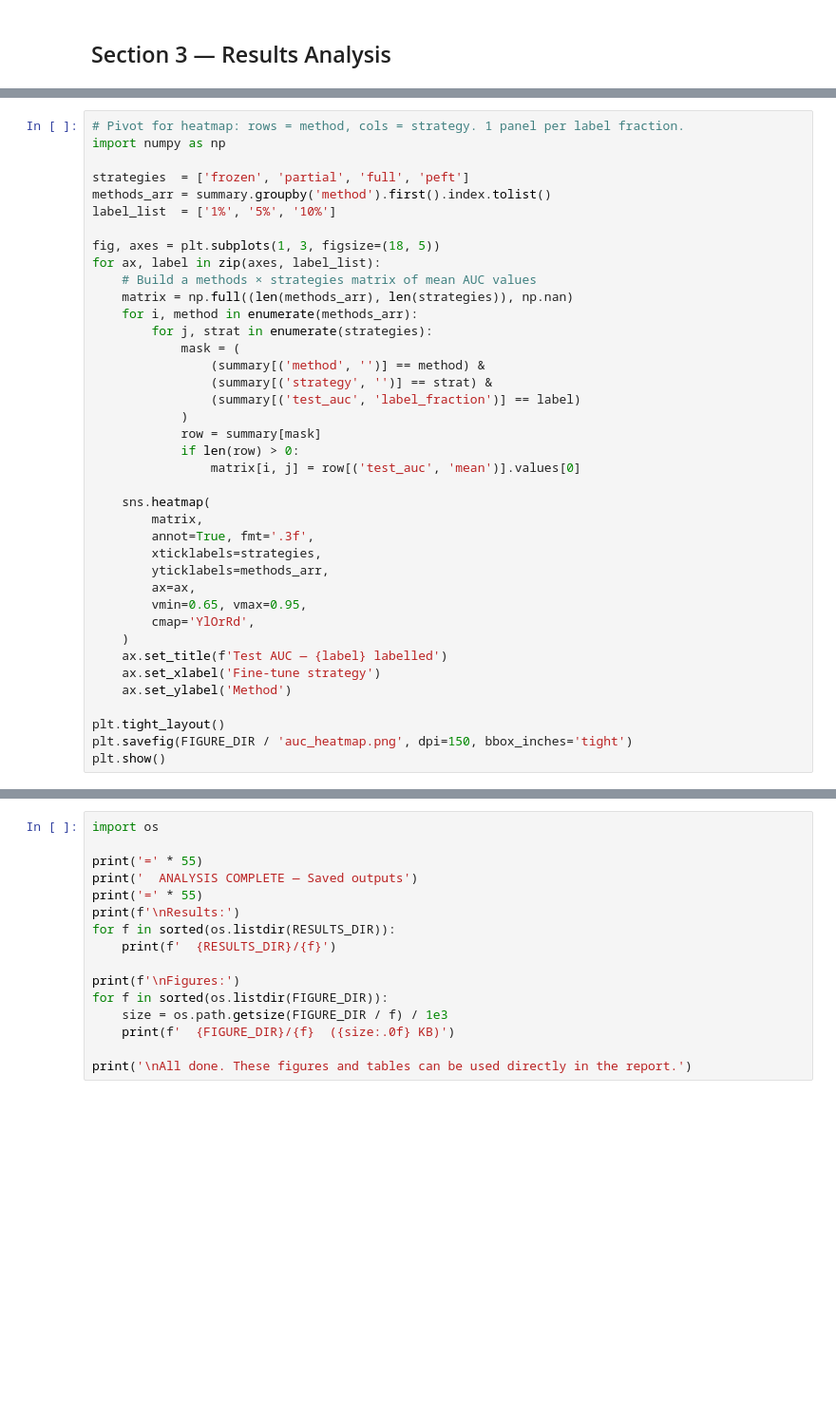
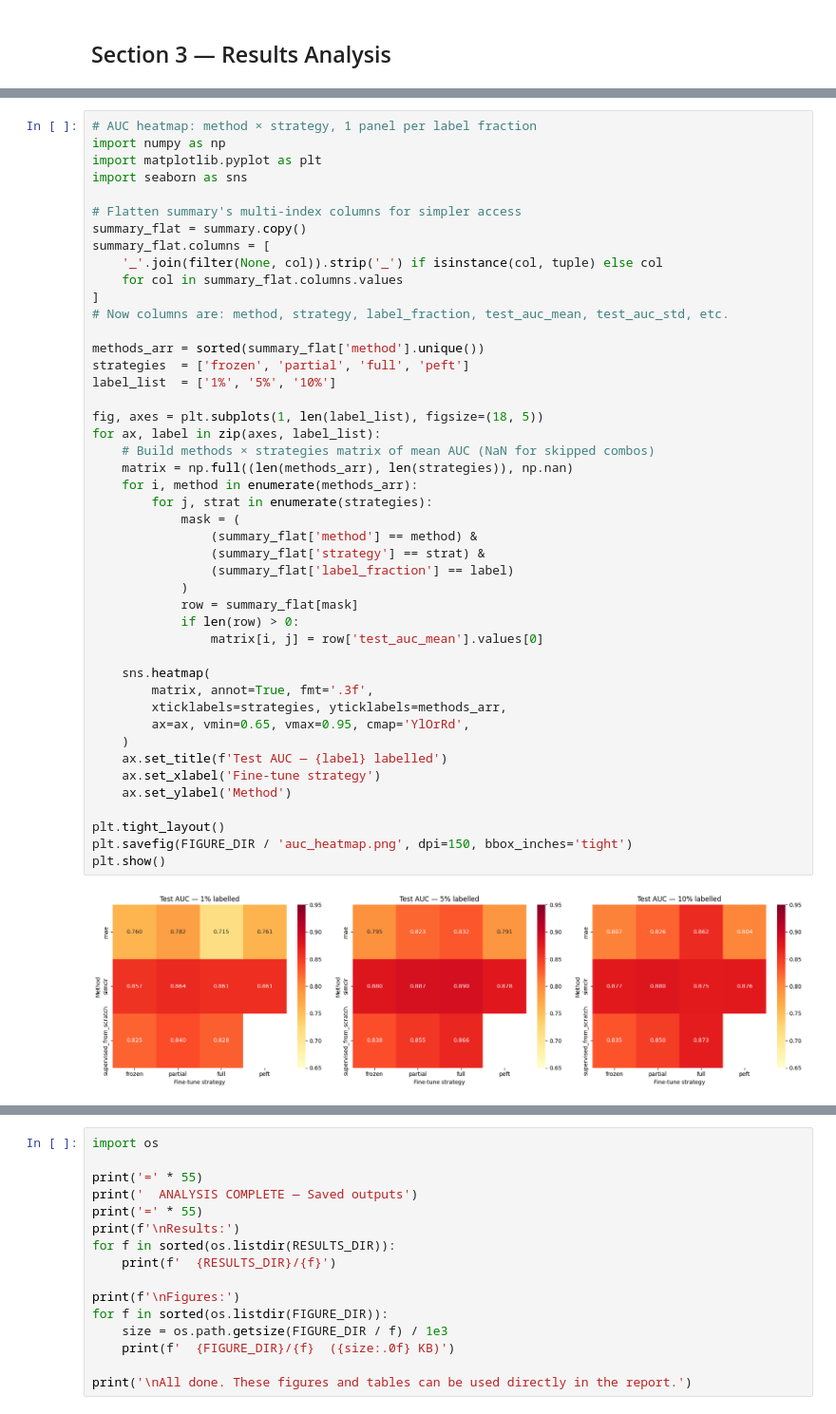
Before and after one commit to Friedrich-233/ST456_GroupProject, a Jupyter notebook: main.ipynb, the cells around one changed output, grey strips where cells are left out. Shown at 95% size. Saved outputs shown, nothing was run; the diff lists cells and outputs as text; blank space fills up the shorter version.

```diff
--- a/main.ipynb
+++ b/main.ipynb
@@ -291,42 +430,50 @@ display(report_table)
 # %%
-# Pivot for heatmap: rows = method, cols = strategy. 1 panel per label fraction.
+# AUC heatmap: method × strategy, 1 panel per label fraction
 import numpy as np
+import matplotlib.pyplot as plt
+import seaborn as sns
 
+# Flatten summary's multi-index columns for simpler access
+summary_flat = summary.copy()
+summary_flat.columns = [
+    '_'.join(filter(None, col)).strip('_') if isinstance(col, tuple) else col
+    for col in summary_flat.columns.values
+]
+# Now columns are: method, strategy, label_fraction, test_auc_mean, test_auc_std, etc.
+
+methods_arr = sorted(summary_flat['method'].unique())
 strategies  = ['frozen', 'partial', 'full', 'peft']
-methods_arr = summary.groupby('method').first().index.tolist()
 label_list  = ['1%', '5%', '10%']
 
-fig, axes = plt.subplots(1, 3, figsize=(18, 5))
+fig, axes = plt.subplots(1, len(label_list), figsize=(18, 5))
 for ax, label in zip(axes, label_list):
-    # Build a methods × strategies matrix of mean AUC values
+    # Build methods × strategies matrix of mean AUC (NaN for skipped combos)
     matrix = np.full((len(methods_arr), len(strategies)), np.nan)
     for i, method in enumerate(methods_arr):
         for j, strat in enumerate(strategies):
             mask = (
-                (summary[('method', '')] == method) &
-                (summary[('strategy', '')] == strat) &
-                (summary[('test_auc', 'label_fraction')] == label)
+                (summary_flat['method'] == method) &
+                (summary_flat['strategy'] == strat) &
+                (summary_flat['label_fraction'] == label)
             )
-            row = summary[mask]
+            row = summary_flat[mask]
             if len(row) > 0:
-                matrix[i, j] = row[('test_auc', 'mean')].values[0]
+                matrix[i, j] = row['test_auc_mean'].values[0]
 
     sns.heatmap(
-        matrix,
-        annot=True, fmt='.3f',
-        xticklabels=strategies,
-        yticklabels=methods_arr,
-        ax=ax,
-        vmin=0.65, vmax=0.95,
-        cmap='YlOrRd',
+        matrix, annot=True, fmt='.3f',
+        xticklabels=strategies, yticklabels=methods_arr,
+        ax=ax, vmin=0.65, vmax=0.95, cmap='YlOrRd',
     )
     ax.set_title(f'Test AUC — {label} labelled')
     ax.set_xlabel('Fine-tune strategy')
     ax.set_ylabel('Method')
 
 plt.tight_layout()
 plt.savefig(FIGURE_DIR / 'auc_heatmap.png', dpi=150, bbox_inches='tight')
 plt.show()
+# %% [output]
+[figure, added]
 # %%
 # Plot val AUC progression across label fractions for each method
 # We use the first seed's history from run_single_experiment
```
Also changed, not shown: parts of 16 cells of this notebook, 1 other file.
